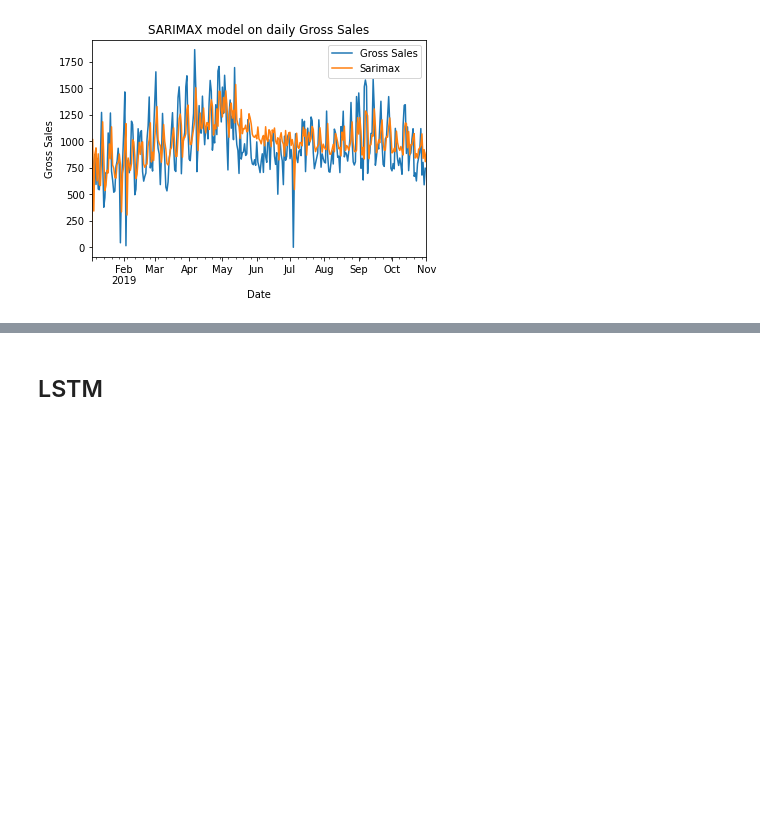
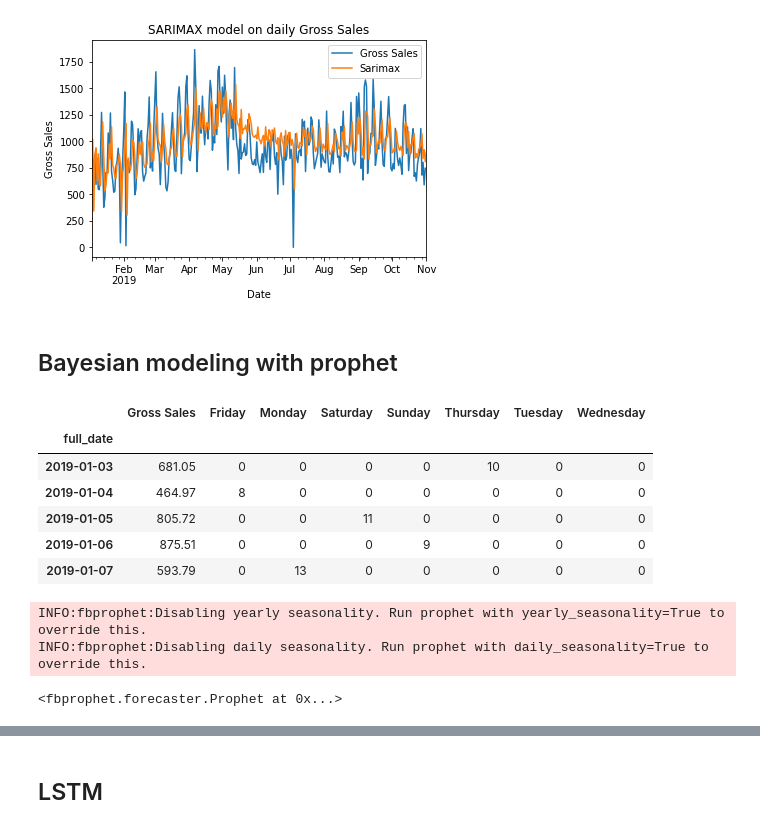
Before and after one commit to jtwang1027/business_analysis, a Jupyter notebook: time_series_forecasting.ipynb, the cells around one changed output, grey strips where cells are left out. Saved outputs shown, nothing was run; the diff lists cells and outputs as text; code cells hidden in the pictures; blank space fills up the shorter version.

```diff
--- a/time_series_forecasting.ipynb
+++ b/time_series_forecasting.ipynb
@@ -159,3 +159,5 @@ plt.xlabel('Date')
 # %% [output]
 Text(0.5, 0, 'Date')
 [figure]
+# %% [markdown]
+## Bayesian modeling with prophet
@@ -161,0 +166,10 @@ Text(0.5, 0, 'Date')
+# %%
+daily.head()
+# %% [output]
+|  | Gross Sales | Friday | Monday | Saturday | Sunday | Thursday | Tuesday | Wednesday |
+| full_date |  |  |  |  |  |  |  |  |
+| 2019-01-03 | 681.05 | 0 | 0 | 0 | 0 | 10 | 0 | 0 |
+| 2019-01-04 | 464.97 | 8 | 0 | 0 | 0 | 0 | 0 | 0 |
+| 2019-01-05 | 805.72 | 0 | 0 | 11 | 0 | 0 | 0 | 0 |
+| 2019-01-06 | 875.51 | 0 | 0 | 0 | 9 | 0 | 0 | 0 |
+| 2019-01-07 | 593.79 | 0 | 13 | 0 | 0 | 0 | 0 | 0 |
@@ -161,0 +184,6 @@ Text(0.5, 0, 'Date')
+# %%
+model_p.fit(daily_trim)
+# %% [output]
+INFO:fbprophet:Disabling yearly seasonality. Run prophet with yearly_seasonality=True to override this.
+INFO:fbprophet:Disabling daily seasonality. Run prophet with daily_seasonality=True to override this.
+<fbprophet.forecaster.Prophet at 0x...>
```
Also changed, not shown: parts of 9 cells of this notebook.
